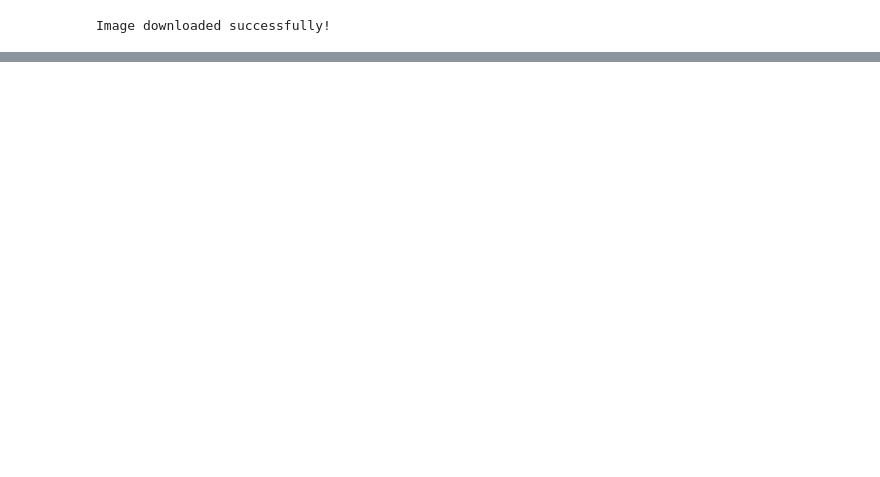
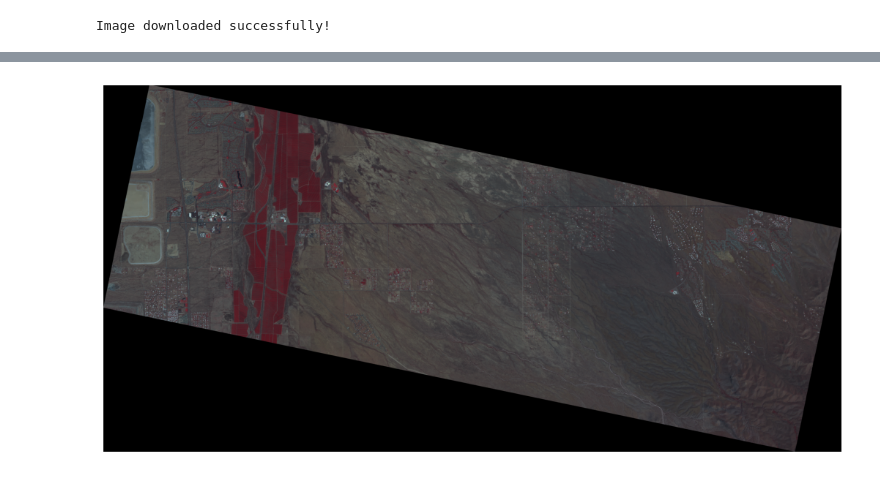
Before and after one commit to ua-datalab/Geospatial_Workshops, a Jupyter notebook: Planet_API.ipynb, the cells around one changed output, grey strips where cells are left out. Saved outputs shown, nothing was run; the diff lists cells and outputs as text; code cells hidden in the pictures; blank space fills up the shorter version.

```diff
--- a/Planet_API.ipynb
+++ b/Planet_API.ipynb
@@ -312,0 +329,20 @@ KNOWN_INCOMPATIBLE_EDITION=NO
+# %%
+# Ensure you have the correct file path
+image_path = '/content/tucson_PSS.tif'  # Replace with your file path
+# %%
+with rasterio.open(image_path) as src:
+    image = src.read([4, 3, 2])  # Read only the first three bands
+
+# Normalize the bands
+image = image.astype('float32')
+for i in range(image.shape[0]):
+    image[i] /= image[i].max()
+
+plt.figure(figsize=(13, 13))
+
+image = image.transpose(1, 2, 0)  # Transpose dimensions
+plt.imshow(image)
+plt.axis('off')
+plt.show()
+# %% [output]
+[figure, added]
```
Also changed, not shown: parts of 10 cells of this notebook.
